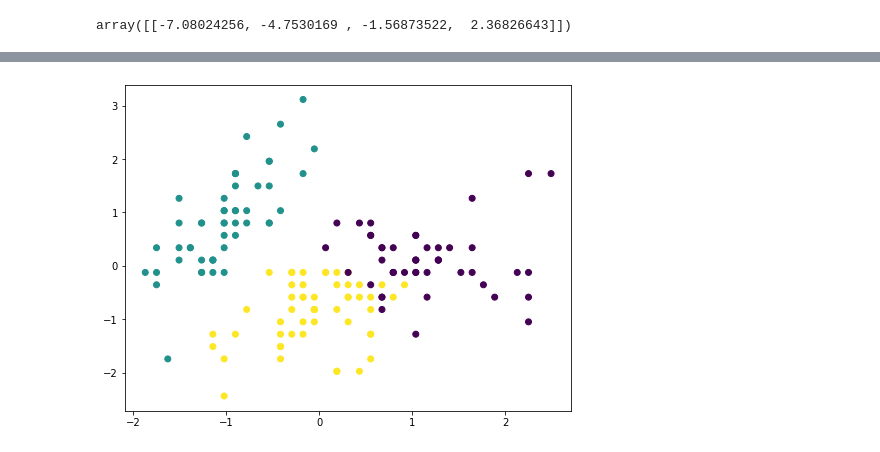
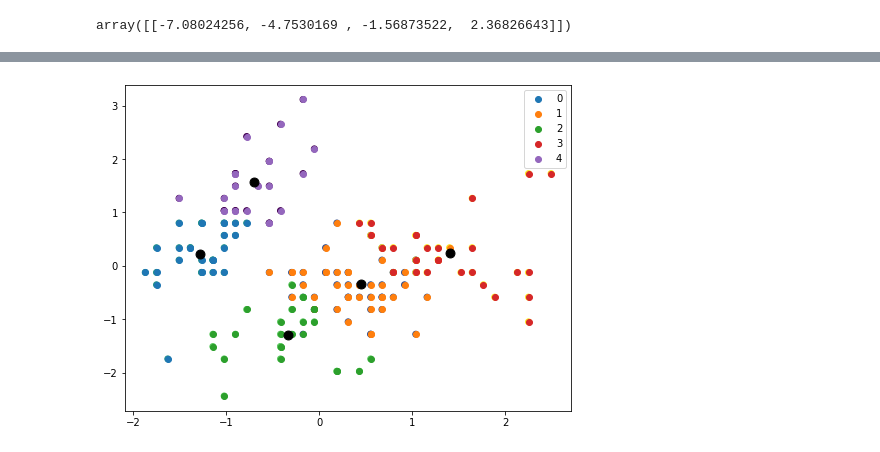
Before and after one commit to gauravvermacloud/LearningMaterialCode, a Jupyter notebook: code/AI_ML/Introduction/CodeWritten/001_Introduction/POC/003_K_Means.ipynb, the cells around one changed output, grey strips where cells are left out. Saved outputs shown, nothing was run; the diff lists cells and outputs as text; code cells hidden in the pictures.

```diff
--- a/code/AI_ML/Introduction/CodeWritten/001_Introduction/POC/003_K_Means.ipynb
+++ b/code/AI_ML/Introduction/CodeWritten/001_Introduction/POC/003_K_Means.ipynb
@@ -123,8 +123,25 @@ array([2], dtype=int32)
 # %%
 import matplotlib.pyplot as plt
 
 plt.figure(figsize=(8, 6))
 plt.scatter(Scaled_X[:, 0], Scaled_X[:, 1], c=kmeans.labels_.astype(float))
+
+#Getting the Centroids
+label = kmeans.fit_predict(Scaled_X)
+
+
+centroids = kmeans.cluster_centers_
+u_labels = np.unique(label)
+
+#plotting the results:
+
+for i in u_labels:
+    plt.scatter(Scaled_X[label == i, 0], Scaled_X[label == i, 1], label=i)
+
+plt.scatter(centroids[:, 0], centroids[:, 1], s=80, color= 'k')
+plt.legend()
 plt.show()
+
+plt.show()
 # %% [output]
-[figure, old version]
+[figure, new version]
```
Also changed, not shown: parts of 2 cells of this notebook, 14 other files.
